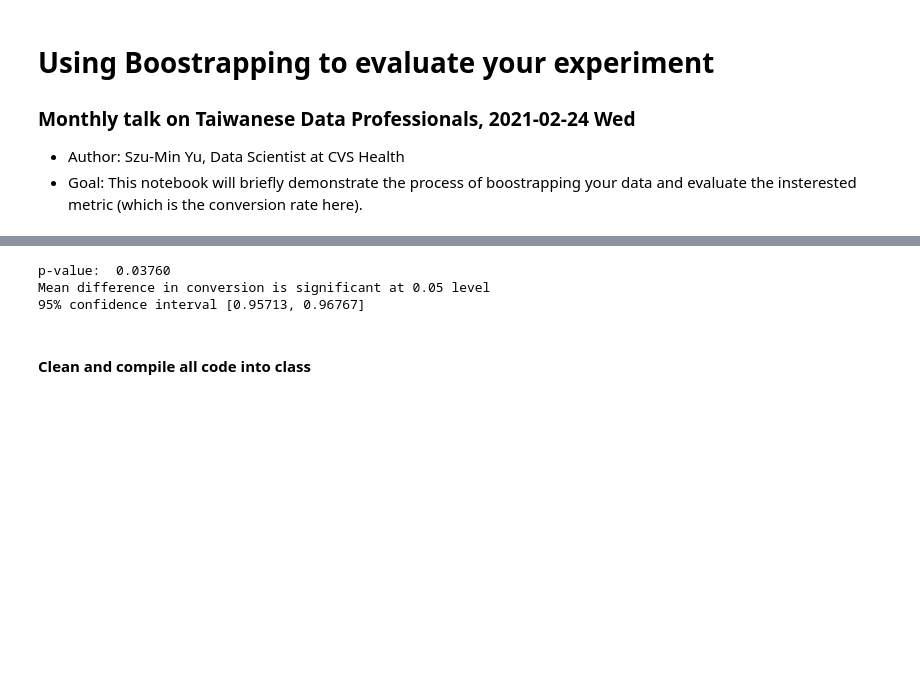
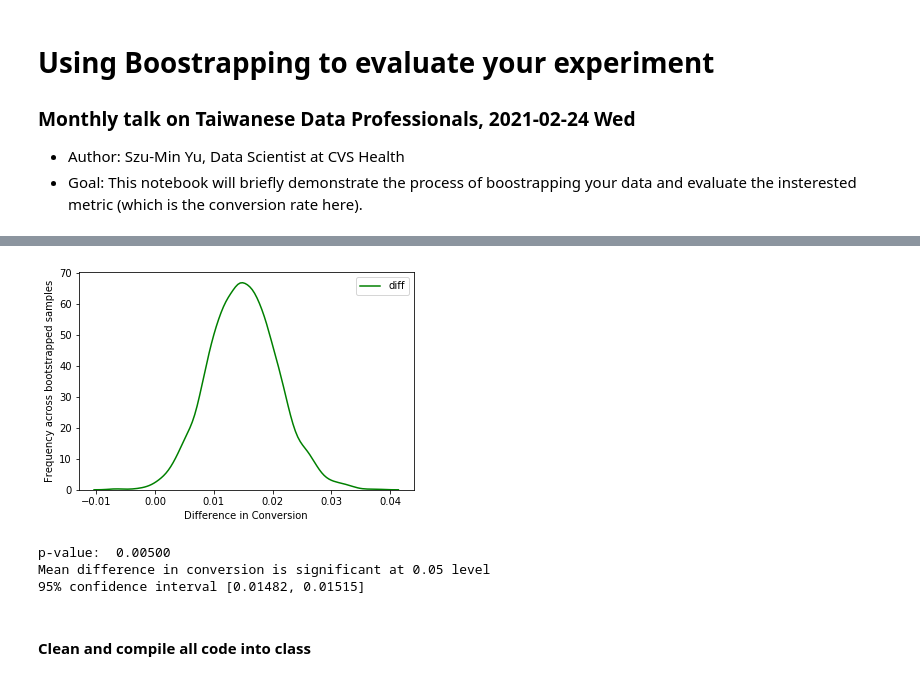
Before and after one commit to szuminyu/bootstrapping_TDP_monthly_2021, a Jupyter notebook: Using Bootstrapping to evaluate your experiment.ipynb, the cells around one changed output, grey strips where cells are left out. Saved outputs shown, nothing was run; the diff lists cells and outputs as text; code cells hidden in the pictures; blank space fills up the shorter version.

```diff
--- a/Using Bootstrapping to evaluate your experiment.ipynb
+++ b/Using Bootstrapping to evaluate your experiment.ipynb
@@ -79,3 +79,12 @@ plt.show()
+# %%
+plt.figure()
+ax = sns.distplot(bootstrapped['diff'], label = 'diff', hist = False, color = 'green')
+ax.set_ylabel('Frequency across bootstrapped samples')
+ax.set_xlabel('Difference in Conversion')
+plt.legend()
+plt.show()
+# %% [output]
+[figure, added]
 # %%
 # calculate p-value and confidence interval
 
@@ -86,12 +95,12 @@ if p_value < 0.05:
     print('Mean difference in conversion is significant at 0.05 level')
 else: print('Mean difference in conversion is NOT significant at 0.05 level')
 
-lower, upper = sm.stats.DescrStatsW(bootstrapped['delta']).tconfint_mean()
+lower, upper = sm.stats.DescrStatsW(bootstrapped['diff']).tconfint_mean()
 print('95% confidence interval', '[{:0.5f}, {:0.5f}]'.format(lower, upper))
 # %% [output]
-p-value:  0.03760
+p-value:  0.00500
 Mean difference in conversion is significant at 0.05 level
-95% confidence interval [0.95713, 0.96767]
+95% confidence interval [0.01482, 0.01515]
 # %% [markdown]
 #### Clean and compile all code into class
 # %%
```
Also changed, not shown: parts of 5 cells of this notebook.
